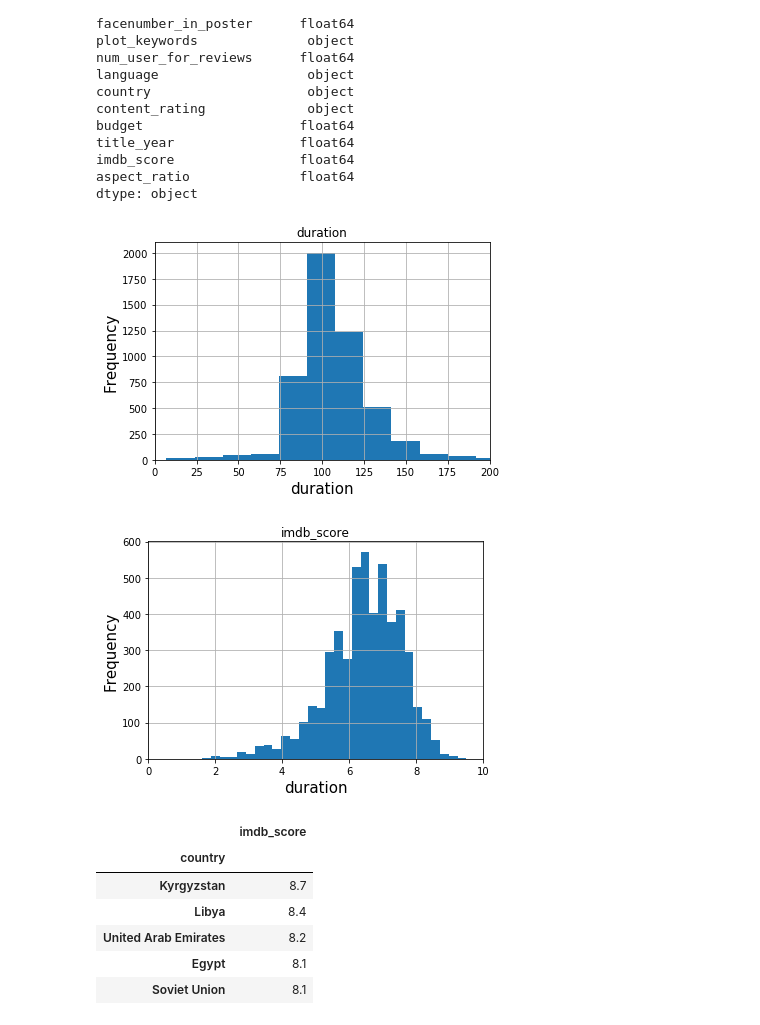
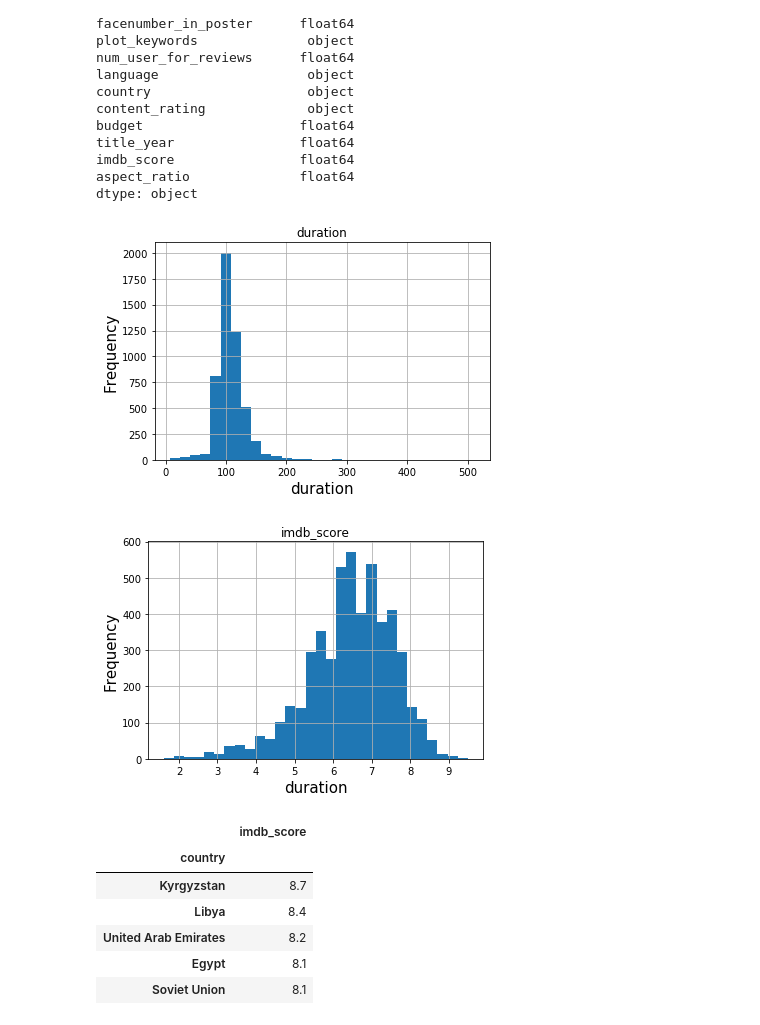
Before and after one commit to manulohiya/DS-SF-36, a Jupyter notebook: classes/03/notebooks/IMDB Database pandas practice.ipynb, the cells around one changed output. Saved outputs shown, nothing was run; the diff lists cells and outputs as text; code cells hidden in the pictures.

```diff
--- a/classes/03/notebooks/IMDB Database pandas practice.ipynb
+++ b/classes/03/notebooks/IMDB Database pandas practice.ipynb
@@ -102,17 +102,17 @@ dtype: object
 # %%
 df.hist(column='duration', bins = 30)
 plt.xlabel("duration",fontsize=15)
 plt.ylabel("Frequency",fontsize=15)
-plt.xlim([0.0,200.0])
+# plt.xlim([0.0,200.0])
 plt.show()
 # %% [output]
-[figure, old version]
+[figure, new version]
 # %%
 df.hist(column='imdb_score', bins = 30)
 plt.xlabel("duration",fontsize=15)
 plt.ylabel("Frequency",fontsize=15)
-plt.xlim([0.0,10.0])
+# plt.xlim([0.0,10.0])
 plt.show()
 # %% [output]
-[figure, old version]
+[figure, new version]
 # %%
```
Also changed, not shown: parts of 2 cells of this notebook.
